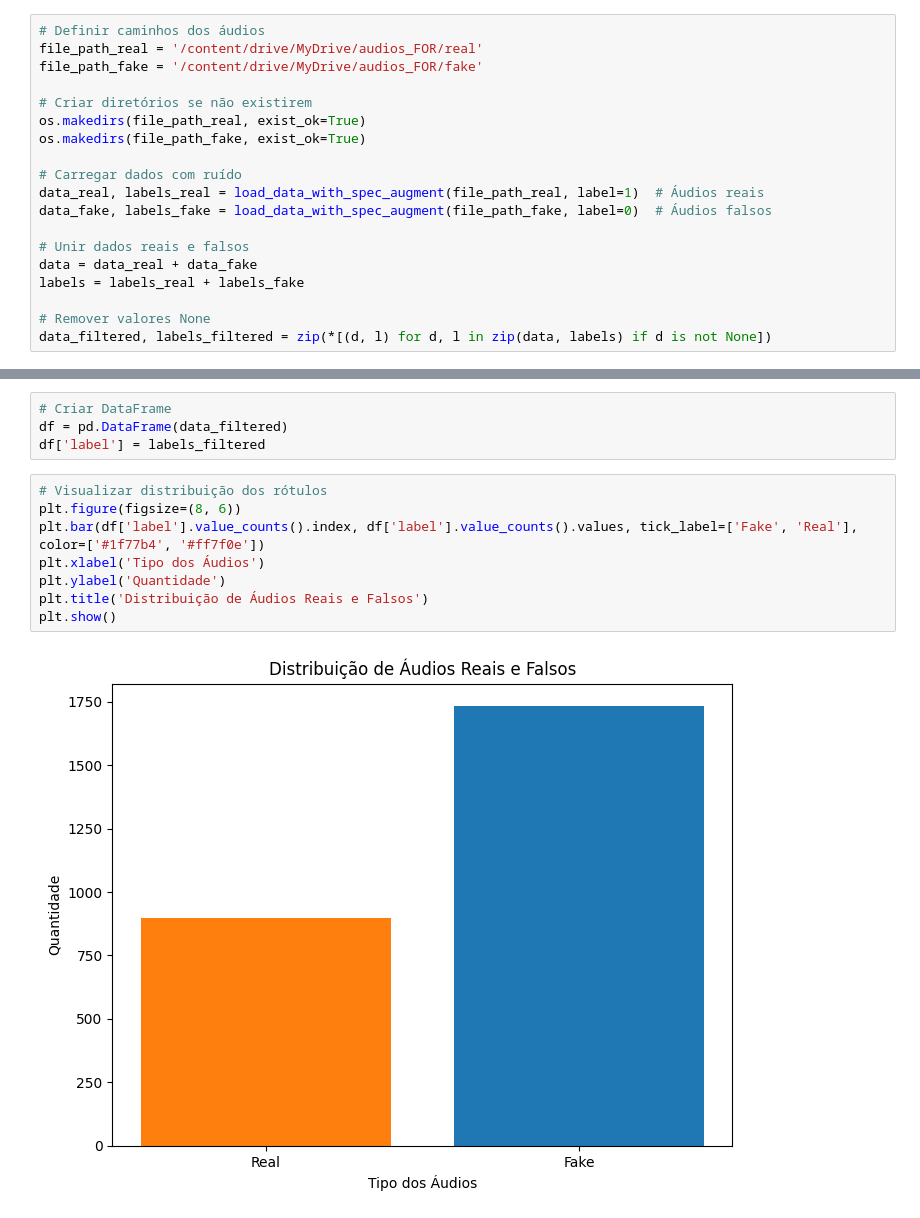
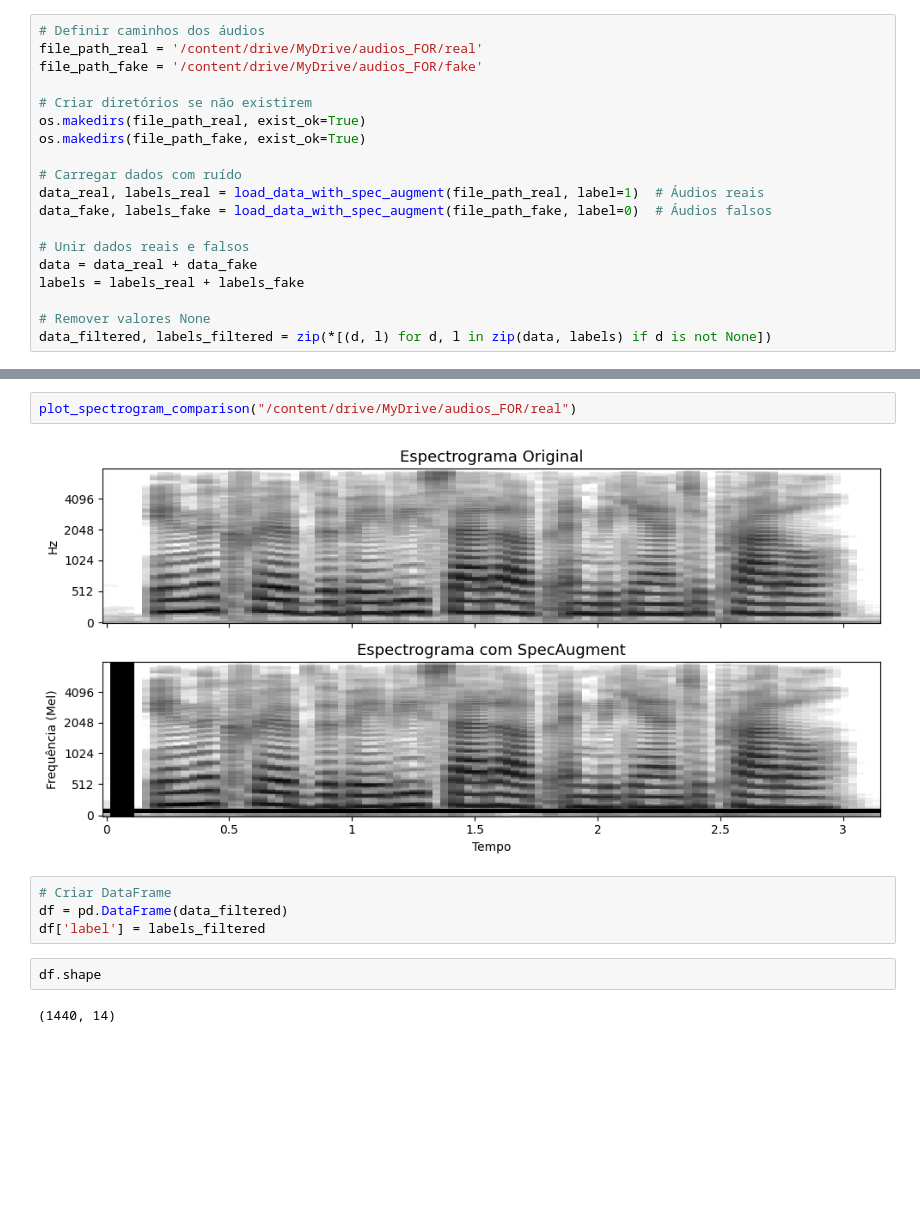
Before and after one commit to vitormunnizz/audio_for, a Jupyter notebook: Time_Frequency_Masking.ipynb, the cells around one changed output, grey strips where cells are left out. Drawn from its saved outputs; the diff is of its cells as text; blank space fills up the shorter version.

```diff
--- a/Time_Frequency_Masking.ipynb
+++ b/Time_Frequency_Masking.ipynb
@@ -93,17 +149,15 @@ data_filtered, labels_filtered = zip(*[(d, l) for d, l in zip(data, labels) if d
+# %%
+plot_spectrogram_comparison("/content/drive/MyDrive/audios_FOR/real")
+# %% [output]
+[figure, added]
 # %%
 # Criar DataFrame
 df = pd.DataFrame(data_filtered)
 df['label'] = labels_filtered
-# %%
-# Visualizar distribuição dos rótulos
-plt.figure(figsize=(8, 6))
-plt.bar(df['label'].value_counts().index, df['label'].value_counts().values, tick_label=['Fake', 'Real'], color=['#1f77b4', '#ff7f0e'])
-plt.xlabel('Tipo dos Áudios')
-plt.ylabel('Quantidade')
-plt.title('Distribuição de Áudios Reais e Falsos')
-plt.show()
-# %% [output]
-[figure, removed]
+# %%
+df.shape
+# %% [output]
+(1440, 14)
 # %%
 # Separar características (X) e rótulos (y)
 X = df.drop(columns=['label'])
```
Also changed, not shown: parts of 27 cells of this notebook.
